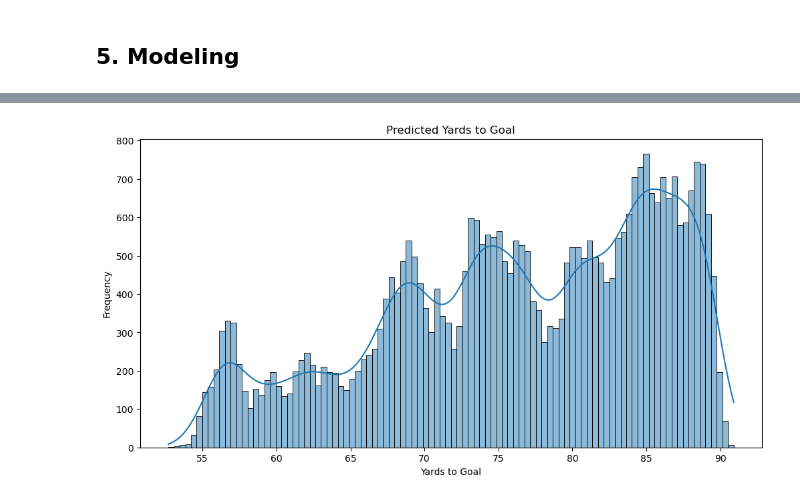
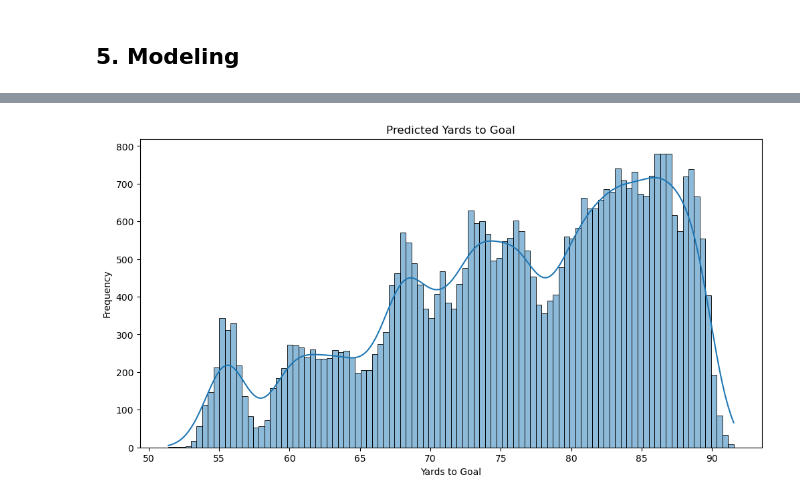
Before and after one commit to lneuendorf/4th-down-models, a Jupyter notebook: notebooks/punt_return_model.ipynb, the cells around one changed output, grey strips where cells are left out. Cells and saved outputs as stored; diff of their text form; code cells hidden in the pictures.

```diff
--- a/notebooks/punt_return_model.ipynb
+++ b/notebooks/punt_return_model.ipynb
@@ -318,7 +321,7 @@ Name: count, dtype: int64
 df = df.assign(
     end_drive_pct_game_played = (((df['end_period'] - 1) * 15 * 60) + ((15 * 60) - (df['end_time_minutes'] * 60 + df['end_time_seconds']))) / (4 * 15 * 60),
     start_drive_pct_game_played = (((df['start_period'] - 1) * 15 * 60) + ((15 * 60) - (df['start_time_minutes'] * 60 + df['start_time_seconds']))) / (4 * 15 * 60),
-    score_diff = df['end_offense_score'] - df['end_defense_score'],
+    score_diff = df['start_offense_score'] - df['start_defense_score'],
     is_home_team = np.select([df.neutral_site, df.offense == df.home_team], [0, 1], default=-1),
     offense_division = np.where(df['offense'] == df['home_team'], df['home_division'], df['away_division']),
     defense_division = np.where(df['offense'] == df['home_team'], df['away_division'], df['home_division']),
@@ -806,0 +734,24 @@ df_punts['pred_yards_to_goal'] = preds_all
+# %%
+test_x = data_test.drop(columns=['game_id', 'receiving_team_start_yards_to_goal'])
+test_y = data_test['receiving_team_start_yards_to_goal'].values.ravel()
+dtest = xgb.DMatrix(test_x)
+
+maes = []
+
+for model in models:
+    preds = model.predict(dtest)
+    mae = mean_absolute_error(test_y, preds)
+    maes.append(mae)
+
+avg_mae = np.mean(maes)
+print(f"Average Test MAE over {len(models)} models: {avg_mae:.5f}")
+
+plt.figure(figsize=(8, 5))
+sns.histplot(maes, bins=50, kde=True, color="skyblue")
+plt.axvline(avg_mae, color="red", linestyle="--", label=f"Avg Log Loss: {avg_mae:.5f}")
+plt.title("Distribution of Log Losses on Test Set")
+plt.xlabel("Log Loss")
+plt.ylabel("Frequency")
+plt.legend()
+plt.tight_layout()
+plt.show()
@@ -807,9 +761,26 @@ df_punts['pred_yards_to_goal'] = preds_all
+# %%
+data_all = data.drop(columns=['game_id', 'receiving_team_start_yards_to_goal'])
+dall = xgb.DMatrix(data_all)
+
+preds_all_models = []
+
+for model in models:
+    preds = model.predict(dall)
+    preds_all_models.append(preds)
+
+preds_all_models = np.array(preds_all_models)
+
+# Calculate the 5%, 50%, 95% percentiles and the mean for each sample
+df_punts['pred_yards_to_goal_5'] = np.percentile(preds_all_models, 5, axis=0)
+df_punts['pred_yards_to_goal_50'] = np.percentile(preds_all_models, 50, axis=0)
+df_punts['pred_yards_to_goal_95'] = np.percentile(preds_all_models, 95, axis=0)
+df_punts['pred_yards_to_goal_mean'] = np.mean(preds_all_models, axis=0)
 # %%
 plt.figure(figsize=(12,6))
-sns.histplot(df_punts.pred_yards_to_goal, bins=100, kde=True)
+sns.histplot(df_punts.pred_yards_to_goal_50, bins=100, kde=True)
 plt.title("Predicted Yards to Goal")
 plt.xlabel("Yards to Goal")
 plt.ylabel("Frequency")
 plt.show()
 # %% [output]
-[figure, old version]
+[figure, new version]
```
Also changed, not shown: parts of 33 cells of this notebook, 1 other file.
